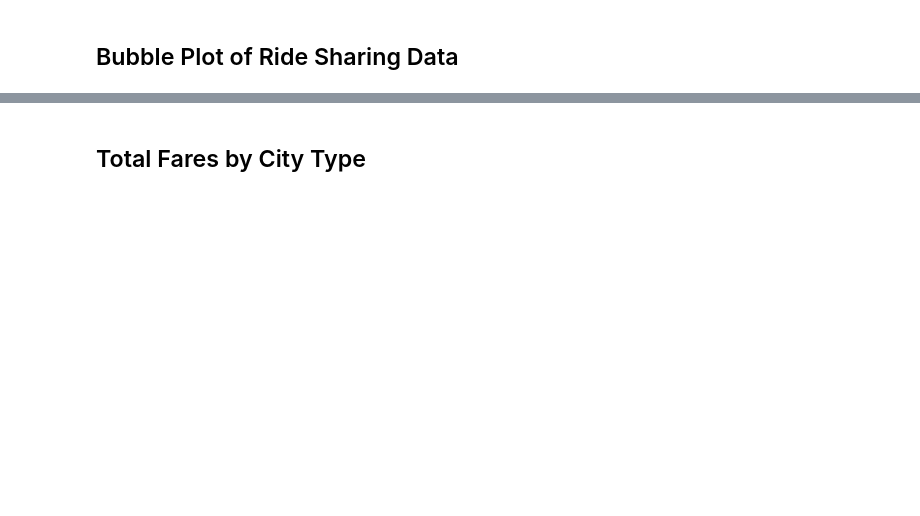
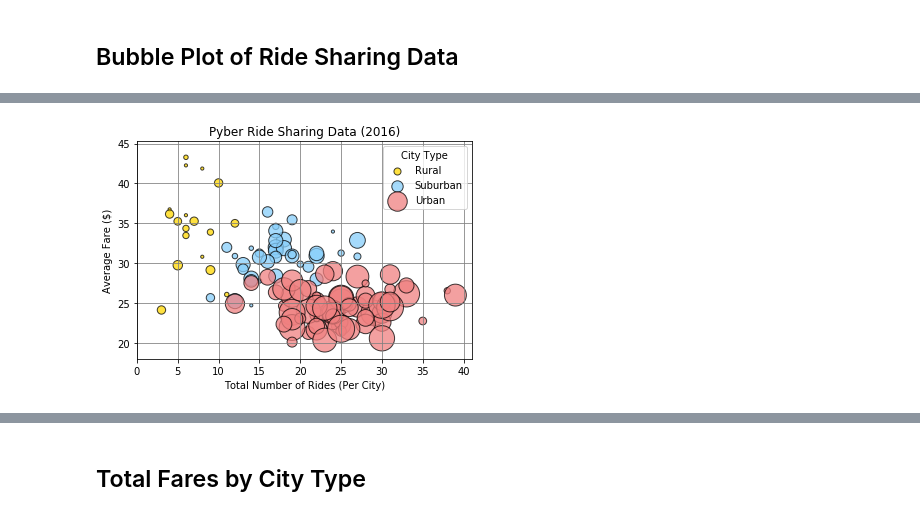
Before and after one commit to mnisha4git/Pyber, a Jupyter notebook: pyber.ipynb, the cells around one changed output, grey strips where cells are left out. Cells and saved outputs as stored; diff of their text form; code cells hidden in the pictures; blank space fills up the shorter version.

```diff
--- a/pyber.ipynb
+++ b/pyber.ipynb
@@ -83,0 +29,65 @@ plt.show()
+# %%
+#city_count=city_ride_df.groupby(["city"])["ride_id"].count()
+#city_count_df= pd.DataFrame(city_count)
+#city_fare=city_ride_df.groupby(["city"])["fare"].mean()
+#city_fare_df= pd.DataFrame(city_fare)
+#driver_count=city_ride_df.groupby(["city"])["driver_count"].mean()
+#driver_count_df= pd.DataFrame(driver_count)
+#x_axis = [x for x in city_count]
+#y_axis = [y for y in city_fare]
+
+
+
+rural_df = city_ride_df.loc[(city_ride_df["type"] == "Rural")]
+rural_count=rural_df.groupby(["city"])["ride_id"].count()
+rural_fare=rural_df.groupby(["city"])["fare"].mean()
+rural_ride_cnt = [x1 for x1 in rural_count]
+avg_rural_fare = [y1 for y1 in rural_fare]
+ruraldriver_count=rural_df.groupby(["city"])["driver_count"].mean()
+ruraldriver_count_df= pd.DataFrame(ruraldriver_count)
+
+suburban_df = city_ride_df.loc[(city_ride_df["type"] == "Suburban")]
+suburban_count=suburban_df.groupby(["city"])["ride_id"].count()
+suburban_fare=suburban_df.groupby(["city"])["fare"].mean()
+suburban_ride_cnt = [x2 for x2 in suburban_count]
+avg_suburban_fare = [y2 for y2 in suburban_fare]
+suburbandriver_count=suburban_df.groupby(["city"])["driver_count"].mean()
+suburbandriver_count_df= pd.DataFrame(suburbandriver_count)
+
+urban_df = city_ride_df.loc[(city_ride_df["type"] == "Urban")]
+urban_count=urban_df.groupby(["city"])["ride_id"].count()
+urban_fare=urban_df.groupby(["city"])["fare"].mean()
+urban_ride_cnt = [x3 for x3 in urban_count]
+avg_urban_fare = [y3 for y3 in urban_fare]
+urbandriver_count=urban_df.groupby(["city"])["driver_count"].mean()
+urbandriver_count_df= pd.DataFrame(urbandriver_count)
+
+
+plt.xlim(0,city_count_df["ride_id"].max()+2,10)
+plt.ylim(18,city_fare_df["fare"].max()+2,10)
+
+
+
+plt.scatter(rural_ride_cnt, avg_rural_fare, marker="o", facecolors="gold", edgecolors="black",
+            s=10*ruraldriver_count_df, alpha=0.75,label="Rural")
+
+plt.scatter(suburban_ride_cnt, avg_suburban_fare, marker="o", facecolors="lightskyblue", edgecolors="black",
+            s=10*suburbandriver_count_df, alpha=0.75,label="Suburban")
+
+plt.scatter(urban_ride_cnt, urban_fare, marker="o", facecolors="lightcoral", edgecolors="black",
+            s=10*urbandriver_count_df, alpha=0.75,label="Urban")
+
+
+# Place a legend on the chart in what matplotlib believes to be the "best" location
+plt.legend(loc="best",title="City Type")
+
+plt.title("Pyber Ride Sharing Data (2016)")
+plt.xlabel("Total Number of Rides (Per City)")
+plt.ylabel("Average Fare ($)")
+
+plt.grid(b=None,which='major',axis='both',color='grey')
+
+# Print our chart to the screen
+plt.show()
+# %% [output]
+[figure, added]
```
Also changed, not shown: parts of 13 cells of this notebook, 5 other files.
